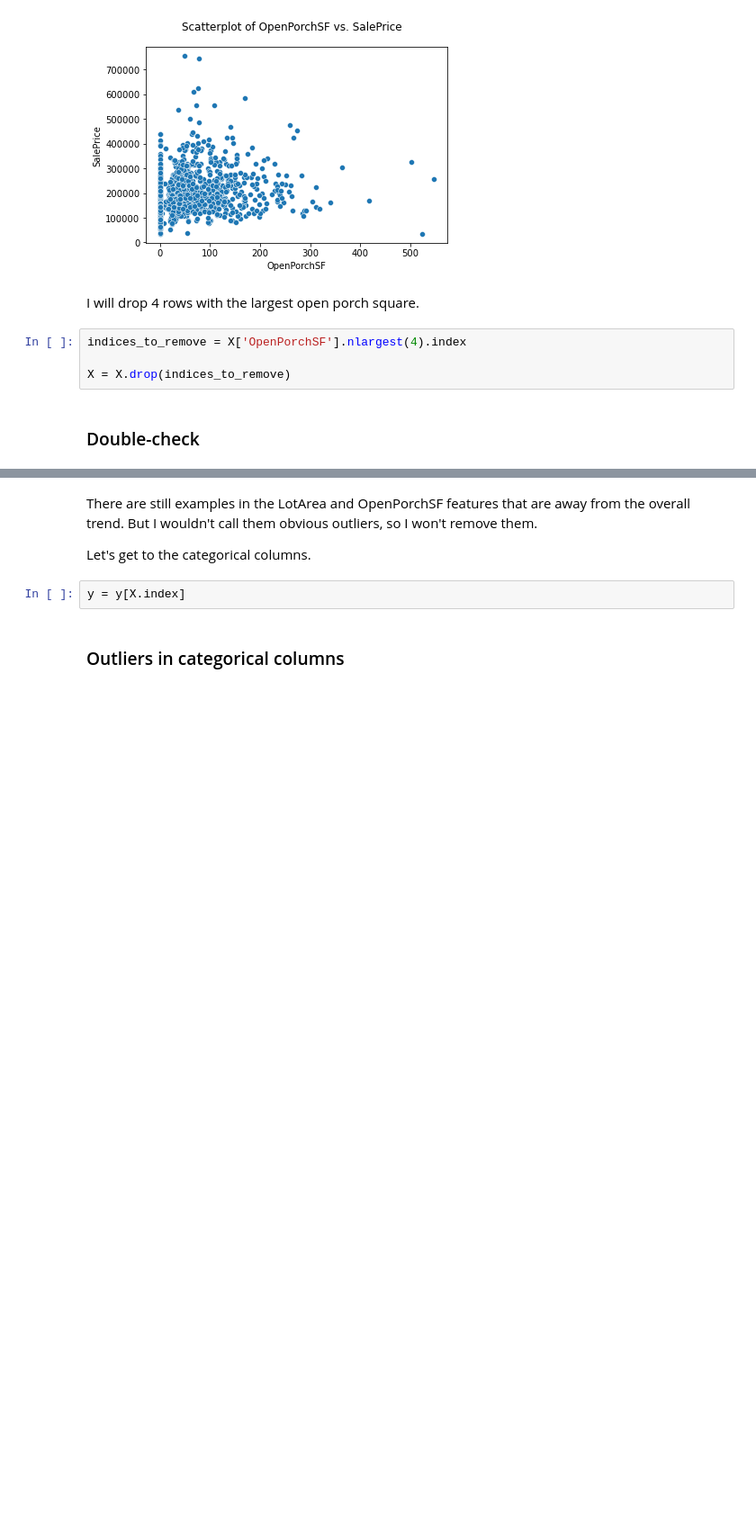
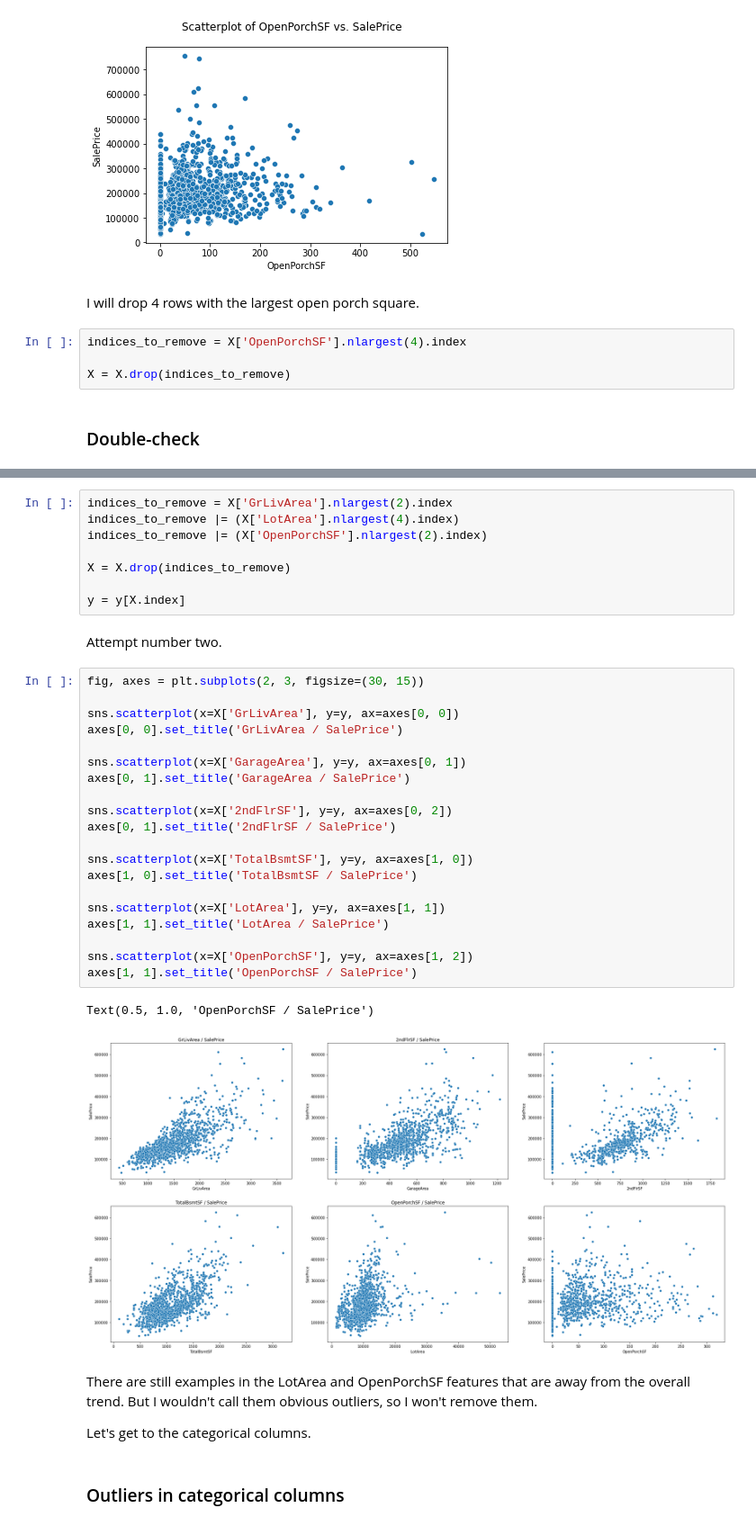
Before and after one commit to KorniiVlasenko/House-Price-Predictor-ML-Regression, a Jupyter notebook: Notebooks/Exploratory/explaratory_analysis.ipynb, the cells around one changed output, grey strips where cells are left out. Shown at 90% size. Saved outputs shown, nothing was run; the diff lists cells and outputs as text; blank space fills up the shorter version.

```diff
--- a/Notebooks/Exploratory/explaratory_analysis.ipynb
+++ b/Notebooks/Exploratory/explaratory_analysis.ipynb
@@ -507,8 +510,39 @@ Text(0.5, 1.0, 'OpenPorchSF / SalePrice')
+# %%
+indices_to_remove = X['GrLivArea'].nlargest(2).index
+indices_to_remove |= (X['LotArea'].nlargest(4).index)
+indices_to_remove |= (X['OpenPorchSF'].nlargest(2).index)
+
+X = X.drop(indices_to_remove)
+
+y = y[X.index]
+# %% [markdown]
+Attempt number two.
+# %%
+fig, axes = plt.subplots(2, 3, figsize=(30, 15))
+
+sns.scatterplot(x=X['GrLivArea'], y=y, ax=axes[0, 0])
+axes[0, 0].set_title('GrLivArea / SalePrice')
+
+sns.scatterplot(x=X['GarageArea'], y=y, ax=axes[0, 1])
+axes[0, 1].set_title('GarageArea / SalePrice')
+
+sns.scatterplot(x=X['2ndFlrSF'], y=y, ax=axes[0, 2])
+axes[0, 1].set_title('2ndFlrSF / SalePrice')
+
+sns.scatterplot(x=X['TotalBsmtSF'], y=y, ax=axes[1, 0])
+axes[1, 0].set_title('TotalBsmtSF / SalePrice')
+
+sns.scatterplot(x=X['LotArea'], y=y, ax=axes[1, 1])
+axes[1, 1].set_title('LotArea / SalePrice')
+
+sns.scatterplot(x=X['OpenPorchSF'], y=y, ax=axes[1, 2])
+axes[1, 1].set_title('OpenPorchSF / SalePrice')
+# %% [output]
+Text(0.5, 1.0, 'OpenPorchSF / SalePrice')
+[figure, added]
 # %% [markdown]
 There are still examples in the LotArea and OpenPorchSF features that are away from the overall trend. But I wouldn't call them obvious outliers, so I won't remove them.
 
 Let's get to the categorical columns.
-# %%
-y = y[X.index]
 # %% [markdown]
 ### Outliers in categorical columns
```
Also changed, not shown: parts of 67 cells of this notebook, 2 other files.
